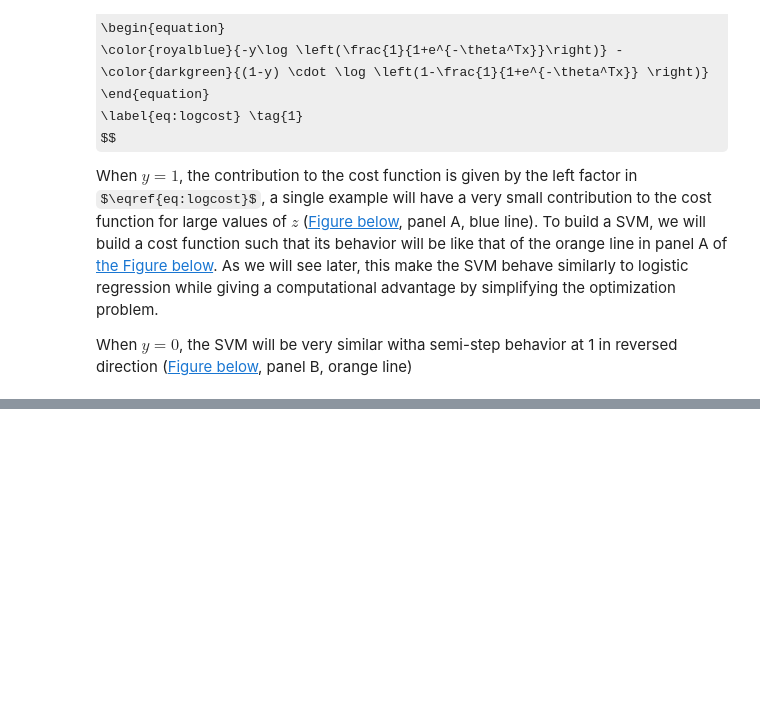
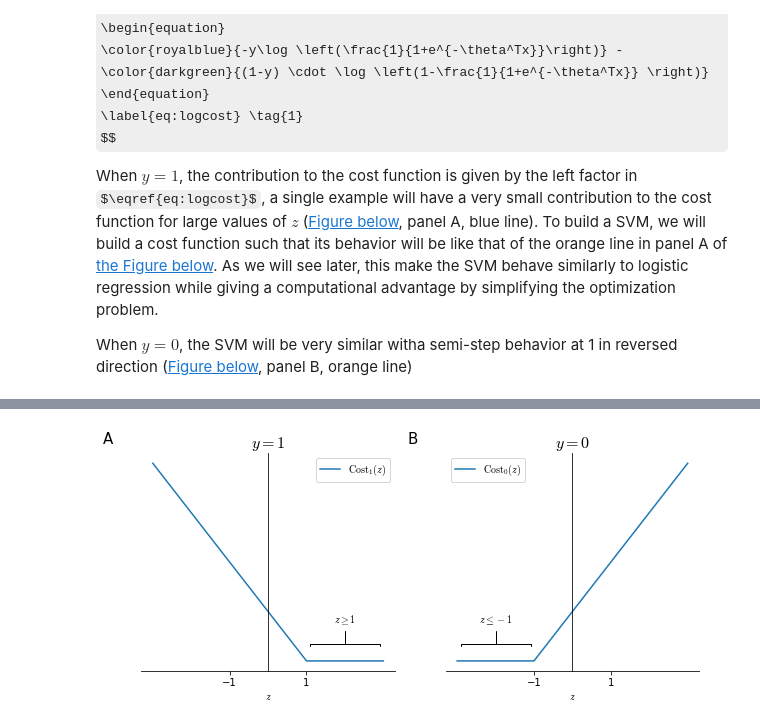
Before and after one commit to marnec/ML, a Jupyter notebook: ML-20-LargemarginClassification.ipynb, the cells around one changed output, grey strips where cells are left out. Saved outputs shown, nothing was run; the diff lists cells and outputs as text; code cells hidden in the pictures; some formulas as TeX source; blank space fills up the shorter version.

```diff
--- a/ML-20-LargemarginClassification.ipynb
+++ b/ML-20-LargemarginClassification.ipynb
@@ -101,0 +118,29 @@ $$
+# %%
+fig, [ax1, ax2] = plt.subplots(1, 2, figsize=(10, 4))
+ax1.set_title(r'$y=1$', fontsize=16)
+ax1.plot([-3, 1, 3], [2.6, 0, 0], label=r'$\mathrm{Cost}_1(z)$')
+ax2.set_title(r'$y=0$', fontsize=16)
+ax2.plot([-3, -1, 3], [0, 0, 2.6], label=r'$\mathrm{Cost}_0(z)$')
+ax1.annotate(r'$z \geq 1$',
+             xy=(2, 0.2), xytext=(2, .5),
+             horizontalalignment='center',
+             arrowprops = {'arrowstyle': ArrowStyle('-[', widthB=3.5, lengthB=0.2, angleB=None),
+                           'connectionstyle': "arc,angleA=0,angleB=0,armA=0,armB=0,rad=0"})
+ax2.annotate(r'$z \leq -1$',
+             xy=(-2, 0.2), xytext=(-2, .5),
+             horizontalalignment='center',
+             arrowprops = {'arrowstyle': ArrowStyle('-[', widthB=3.5, lengthB=0.2, angleB=None),
+                           'connectionstyle': "arc,angleA=0,angleB=0,armA=0,armB=0,rad=0"})
+
+for ax, label in zip([ax1, ax2], ["A", "B"]):
+    ax.spines['left'].set_position('center')
+    ax.spines['right'].set_color('none')
+    ax.spines['top'].set_color('none')
+    ax.set_yticks([])
+    ax.legend()
+    ax.set_xticks([-1, 1])
+    ax.set_xlabel('$z$')
+    ax.text(-0.15, 1.1, label, transform=ax.transAxes,
+            fontsize=15, va='top')
+# %% [output]
+[figure, added]
```
Also changed, not shown: parts of 10 cells of this notebook, 5 other files.
